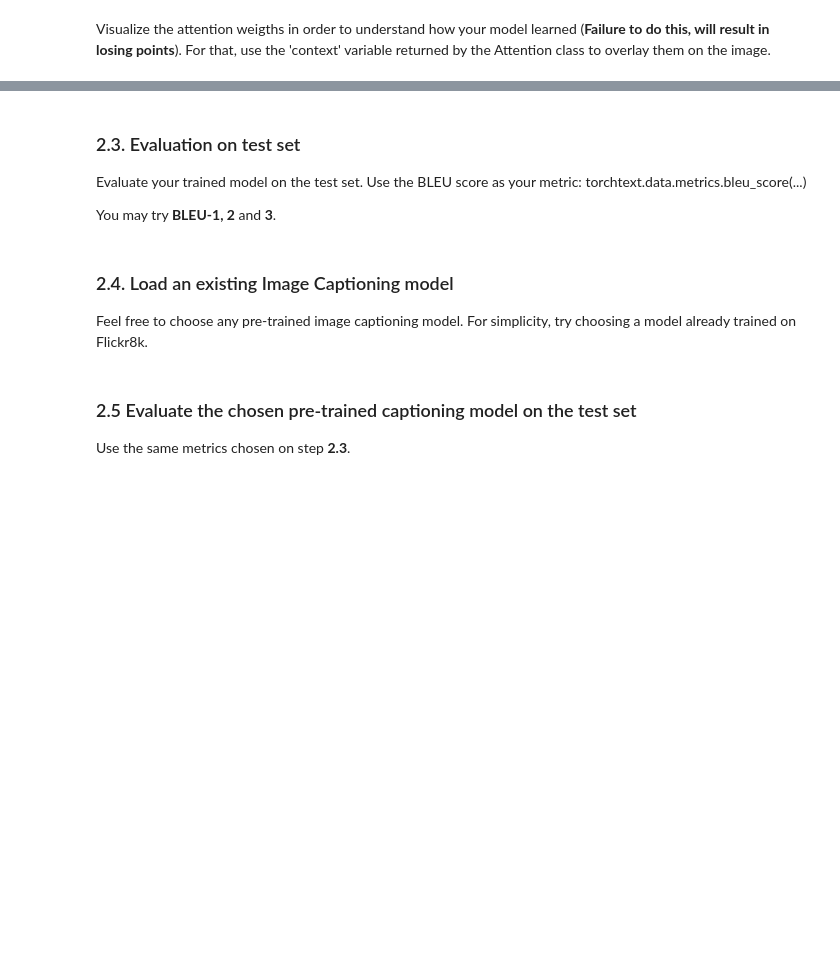
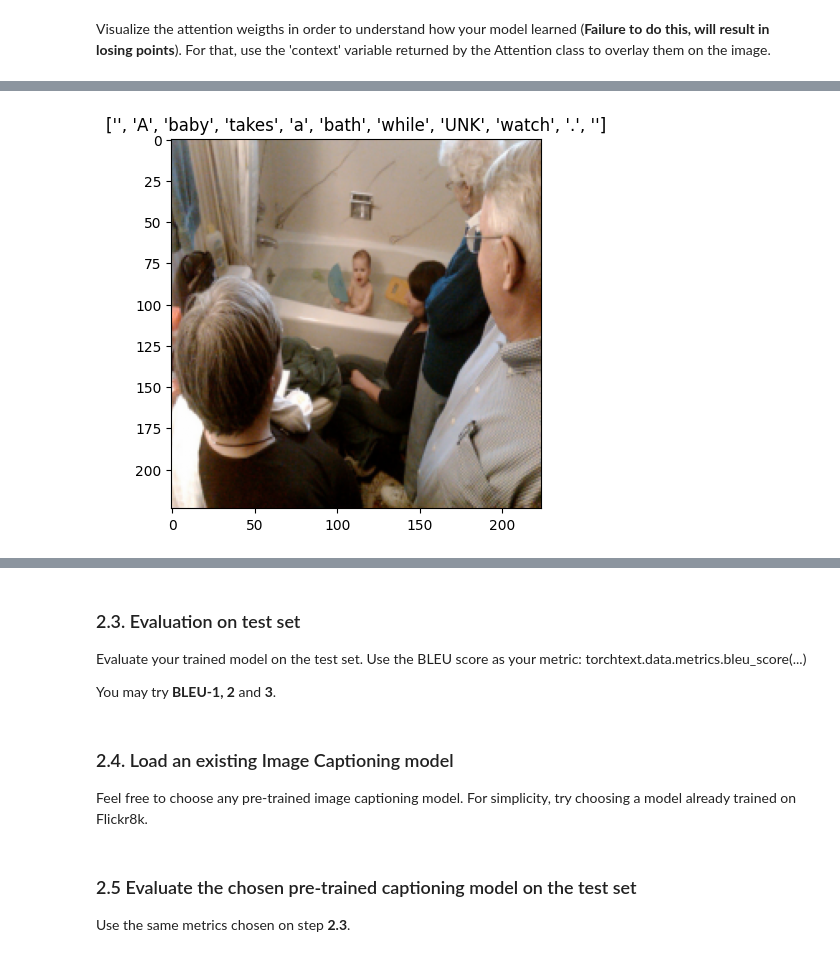
Before and after one commit to tmskss/dnd-assignment-2-image-captioning, a Jupyter notebook: DND_Assignment_2_24_25_1.ipynb, the cells around one changed output, grey strips where cells are left out. Cells and saved outputs as stored; diff of their text form; code cells hidden in the pictures; blank space fills up the shorter version.

```diff
--- a/DND_Assignment_2_24_25_1.ipynb
+++ b/DND_Assignment_2_24_25_1.ipynb
@@ -411,3 +463,9 @@ class ImageCaptionModel(nn.Module):
         predictions = self.decoder(features, captions)
 
         return predictions
+
+    def inference(self, images, max_len):
+        features = self.encoder(images)
+        predictions = self.decoder.generate_caption(features, max_len)
+
+        return predictions
@@ -626,0 +713,83 @@ For that, use the 'context' variable returned by the Attention class to overlay
+# %%
+import random
+import matplotlib.pyplot as plt
+from torchvision import transforms
+
+random_image, random_caption = random.choice(train_dataset)
+show_image(random_image, dataset.tokenizer.decode(random_caption))
+random_image = random_image.unsqueeze(0)
+
+# Get features from encoder
+features = model.encoder(random_image.to(device))
+
+# Initialize LSTM states
+h, c = model.decoder.init_lstm_states(features)
+
+# Embed captions
+embeddings = model.decoder.embedding(random_caption.to(device))
+
+features = features.permute(0, 2, 3, 1)
+features = features.view(1, -1, features.size(-1))
+features = features.permute(1, 0, 2)
+query = h[-1].unsqueeze(0)
+
+# Decode sequence
+outputs = []
+generated_caption = []
+
+for t in range(len(random_caption[1:-1])):
+    word_embedding = embeddings[t, :].unsqueeze(0)  # Shape: (1, embed_size)
+
+    # Compute attention
+    context, weights = model.decoder.attention(features, query)  # context: (1, encoder_dim)
+
+    # Assuming attention_weights are for a 1x1 feature map
+    attention_weights = weights.view(1, 1).detach().cpu().numpy()
+
+    # Resize attention weights to match image size
+    # Assuming the image is in BGR format, convert it to RGB
+    image = cv2.cvtColor(random_image, cv2.COLOR_BGR2RGB)
+    image = image.squeeze(0)
+    H, W, _ = image.shape
+    attention_weights = cv2.resize(attention_weights, (W, H))
+
+    # Normalize attention weights to range [0, 1]
+    attention_weights = (attention_weights - attention_weights.min()) / (attention_weights.max() - attention_weights.min())
+
+    # Create a heatmap
+    print(attention_weights.shape)
+    heatmap = plt.get_cmap('jet')(attention_weights)[:, :, :3]  # Use 'jet' colormap, and take RGB channels
+
+    # Ensure heatmap has the same shape as image
+    heatmap = cv2.resize(heatmap, (W, H))
+
+    # Overlay heatmap on image
+    print(image.shape, heatmap.shape)
+    overlay = 0.5 * image + 0.5 * (heatmap * 224)
+    overlay = overlay.astype(np.uint8)
+
+    # Display the image with attention overlay
+    plt.imshow(overlay)
+    plt.title(random_caption[t])
+    plt.axis('off')
+    plt.show()
+
+
+
+    # Concatenate the context vector and word embedding
+    context = context.squeeze(0)
+    lstm_input = torch.cat((word_embedding, context), dim=1).unsqueeze(0)
+
+    # LSTM forward pass
+    lstm_out, (h, c) = model.decoder.lstm(lstm_input, (h, c))  # lstm_out: (batch_size, 1, decoder_dim)
+
+    # Update query for next iteration
+    query = h[-1].unsqueeze(0)
+
+    # Generate output
+    output = model.decoder.fc(lstm_out.squeeze(1))  # Shape: (batch_size, vocab_size)
+    outputs.append(output)
+
+plt.show()
+# %% [output]
+[figure, added]
```
Also changed, not shown: parts of 13 cells of this notebook.
